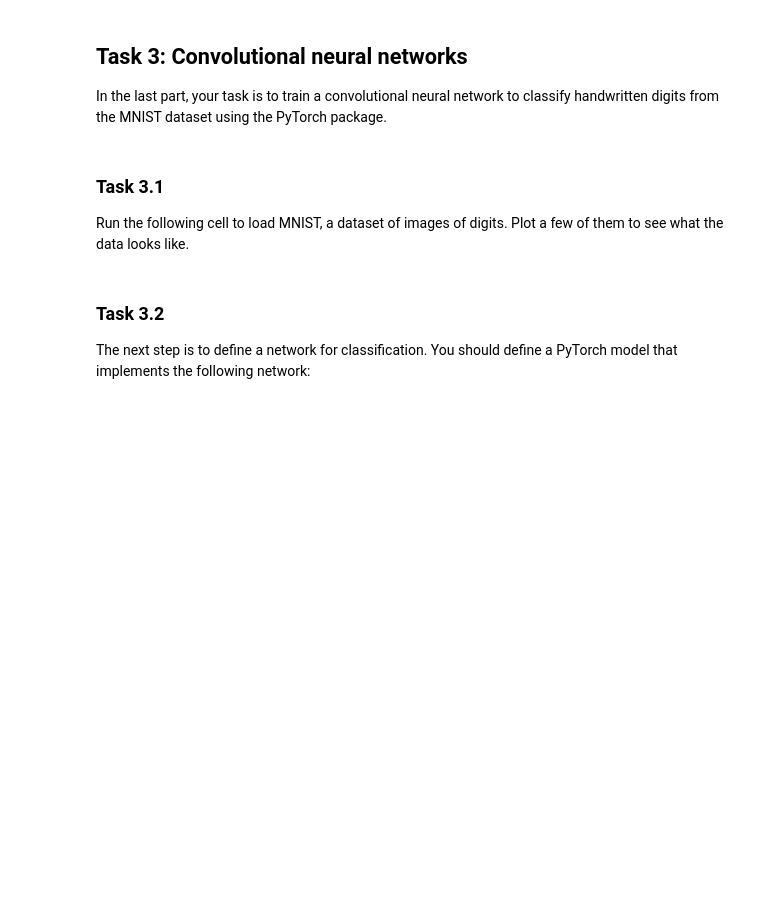
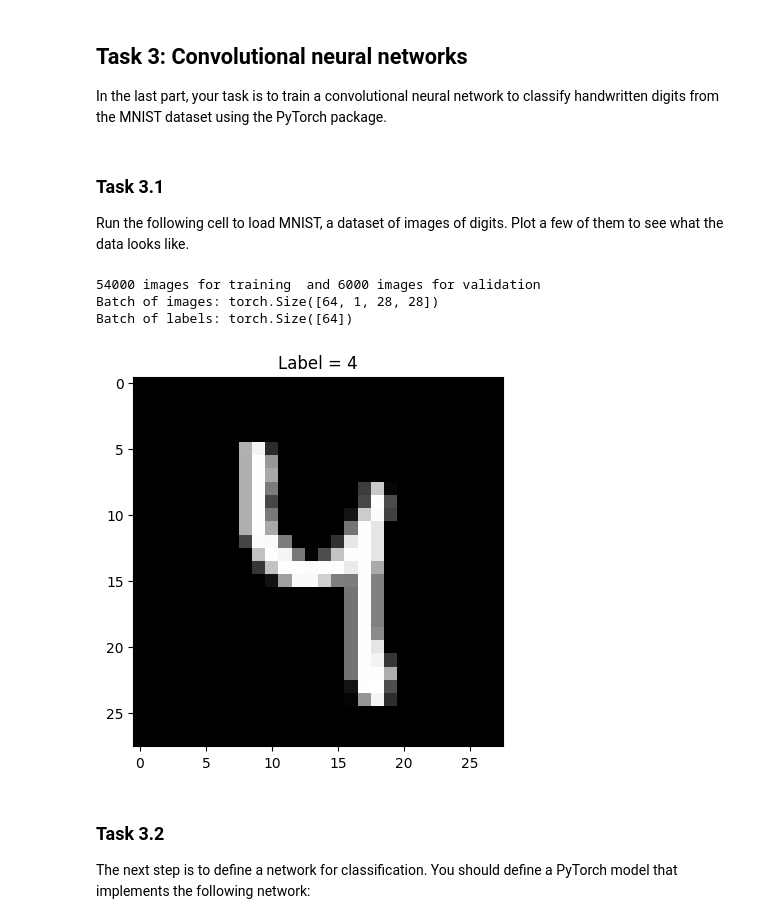
Before and after one commit to 0-Gixty-0/SSY098-Image-Analysis, a Jupyter notebook: lab4/lab_4_students.ipynb, the cells around one changed output. Drawn from its saved outputs; the diff is of its cells as text; code cells hidden in the pictures; blank space fills up the shorter version.

```diff
--- a/lab4/lab_4_students.ipynb
+++ b/lab4/lab_4_students.ipynb
@@ -520,18 +536,23 @@ def load_mnist_test(batch_size: int = 64) -> DataLoader:
 # %%
 percentage_validation = 0.1 # Define percentage of images to use for validation
 batch_size = 64 # Define batch size
 train_loader, val_loader = load_mnist_training_validation(percentage_validation,batch_size)
 
 # Example: Iterate through the data loader and get one batch of images and labels
-img_idx = 54 # Can try any index between 0 and (batch_size-1)
+img_idx = 14 # Can try any index between 0 and (batch_size-1)
 for images, labels in train_loader:
     print(f"Batch of images: {images.shape}")
     print(f"Batch of labels: {labels.shape}")
     image = images[img_idx,0,:,:]
     label = labels[img_idx]
     plt.imshow(image,cmap="gray")
     plt.title(f"Label = {label}")
     break  # Just to show one batch
+# %% [output]
+54000 images for training  and 6000 images for validation
+Batch of images: torch.Size([64, 1, 28, 28])
+Batch of labels: torch.Size([64])
+[figure, added]
 # %% [markdown]
 ### Task 3.2
 The next step is to define a network for classification. You should define a PyTorch model that implements the following network:
```
Also changed, not shown: parts of 11 cells of this notebook.
